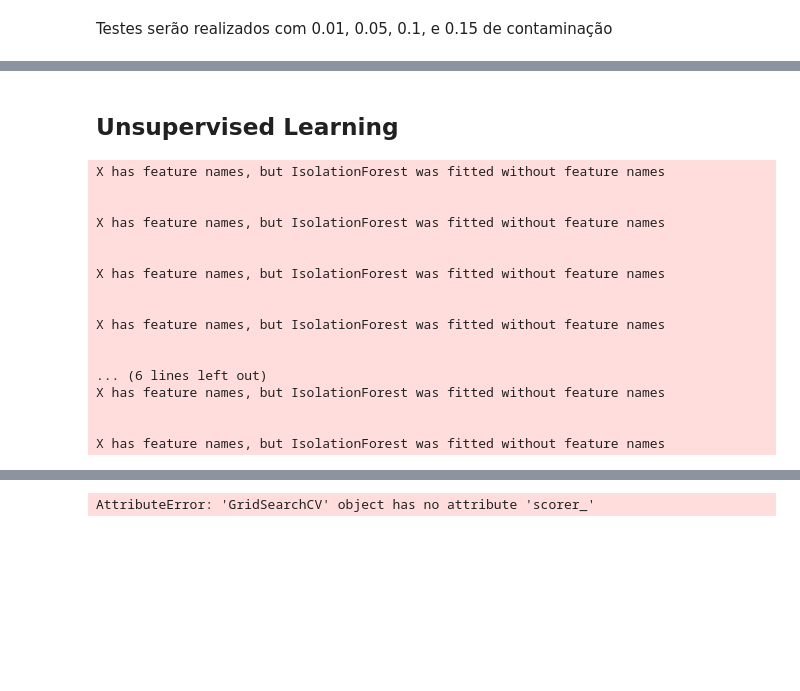
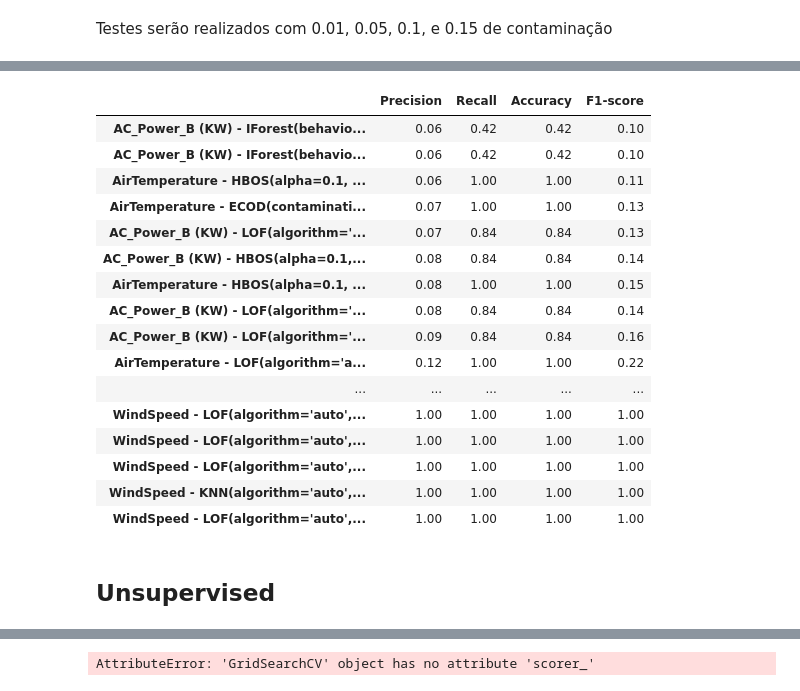
Before and after one commit to luisfernandoagottani/doctorade, a Jupyter notebook: notebooks/loanda/anomaly_detection.ipynb, the cells around one changed output, grey strips where cells are left out. Drawn from its saved outputs; the diff is of its cells as text; code cells hidden in the pictures; blank space fills up the shorter version.

```diff
--- a/notebooks/loanda/anomaly_detection.ipynb
+++ b/notebooks/loanda/anomaly_detection.ipynb
@@ -613,5 +749,25 @@ Testes serão realizados com 0.01, 0.05, 0.1, e 0.15 de contaminação
+# %%
+ml_evaluate.sort_values(by='Precision').tail(50)
+# %% [output]
+|  | Precision | Recall | Accuracy | F1-score |
+| AC_Power_B (KW) - IForest(behavio... | 0.06 | 0.42 | 0.42 | 0.10 |
+| AC_Power_B (KW) - IForest(behavio... | 0.06 | 0.42 | 0.42 | 0.10 |
+| AirTemperature - HBOS(alpha=0.1, ... | 0.06 | 1.00 | 1.00 | 0.11 |
+| AirTemperature - ECOD(contaminati... | 0.07 | 1.00 | 1.00 | 0.13 |
+| AC_Power_B (KW) - LOF(algorithm='... | 0.07 | 0.84 | 0.84 | 0.13 |
+| AC_Power_B (KW) - HBOS(alpha=0.1,... | 0.08 | 0.84 | 0.84 | 0.14 |
+| AirTemperature - HBOS(alpha=0.1, ... | 0.08 | 1.00 | 1.00 | 0.15 |
+| AC_Power_B (KW) - LOF(algorithm='... | 0.08 | 0.84 | 0.84 | 0.14 |
+| AC_Power_B (KW) - LOF(algorithm='... | 0.09 | 0.84 | 0.84 | 0.16 |
+| AirTemperature - LOF(algorithm='a... | 0.12 | 1.00 | 1.00 | 0.22 |
+| ... | ... | ... | ... | ... |
+| WindSpeed - LOF(algorithm='auto',... | 1.00 | 1.00 | 1.00 | 1.00 |
+| WindSpeed - LOF(algorithm='auto',... | 1.00 | 1.00 | 1.00 | 1.00 |
+| WindSpeed - LOF(algorithm='auto',... | 1.00 | 1.00 | 1.00 | 1.00 |
+| WindSpeed - KNN(algorithm='auto',... | 1.00 | 1.00 | 1.00 | 1.00 |
+| WindSpeed - LOF(algorithm='auto',... | 1.00 | 1.00 | 1.00 | 1.00 |
 # %% [markdown]
-## Unsupervised Learning
+## Unsupervised <br>
 # %%
 anomaly_label = pd.DataFrame()
 detector_info = pd.DataFrame()
@@ -657,14 +813,14 @@ detector_list = [
     ECOD(contamination=0.05),
     ECOD(contamination=0.1),
     ECOD(contamination=0.15),
-    OCSVM(contamination=0.01),
-    OCSVM(contamination=0.05),
-    OCSVM(contamination=0.1),
-    OCSVM(contamination=0.15),
-    PCA(contamination=0.01, random_state=random_state),
-    PCA(contamination=0.05, random_state=random_state),
-    PCA(contamination=0.1, random_state=random_state),
-    PCA(contamination=0.15, random_state=random_state),
+    # OCSVM(contamination=0.01),
+    # OCSVM(contamination=0.05),
+    # OCSVM(contamination=0.1),
+    # OCSVM(contamination=0.15),
+    # PCA(contamination=0.01, random_state=random_state),
+    # PCA(contamination=0.05, random_state=random_state),
+    # PCA(contamination=0.1, random_state=random_state),
+    # PCA(contamination=0.15, random_state=random_state),
 ]
 
 def combine_detectors(detector_list, X):
@@ -699,21 +855,4 @@ for column in df_anomaly.columns:
                 ml_evaluate.loc[columns_predicted,'Recall'] = f'{recall:.2f}'
                 ml_evaluate.loc[columns_predicted,'Accuracy'] = f'{recall:.2f}'
                 ml_evaluate.loc[columns_predicted,'F1-score'] = f'{f1:.2f}'
+ml_evaluate.to_csv('UnsupervisedResults.csv')
-# %% [output]
-X has feature names, but IsolationForest was fitted without feature names
-
-
-X has feature names, but IsolationForest was fitted without feature names
-
-
-X has feature names, but IsolationForest was fitted without feature names
-
-
-X has feature names, but IsolationForest was fitted without feature names
-
-
-... (6 lines left out)
-X has feature names, but IsolationForest was fitted without feature names
-
-
-X has feature names, but IsolationForest was fitted without feature names
```
Also changed, not shown: parts of 11 cells of this notebook, 3 other files.
